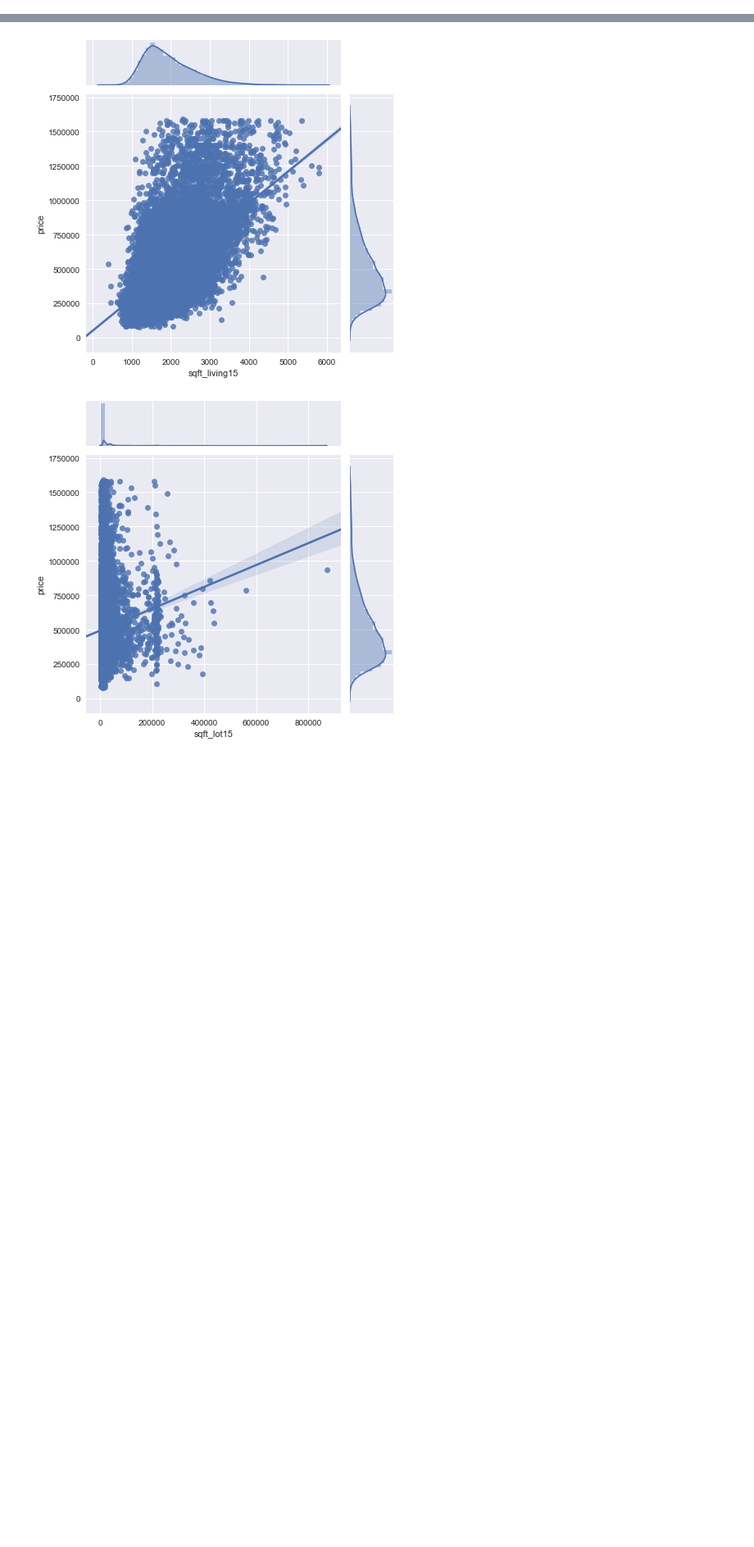
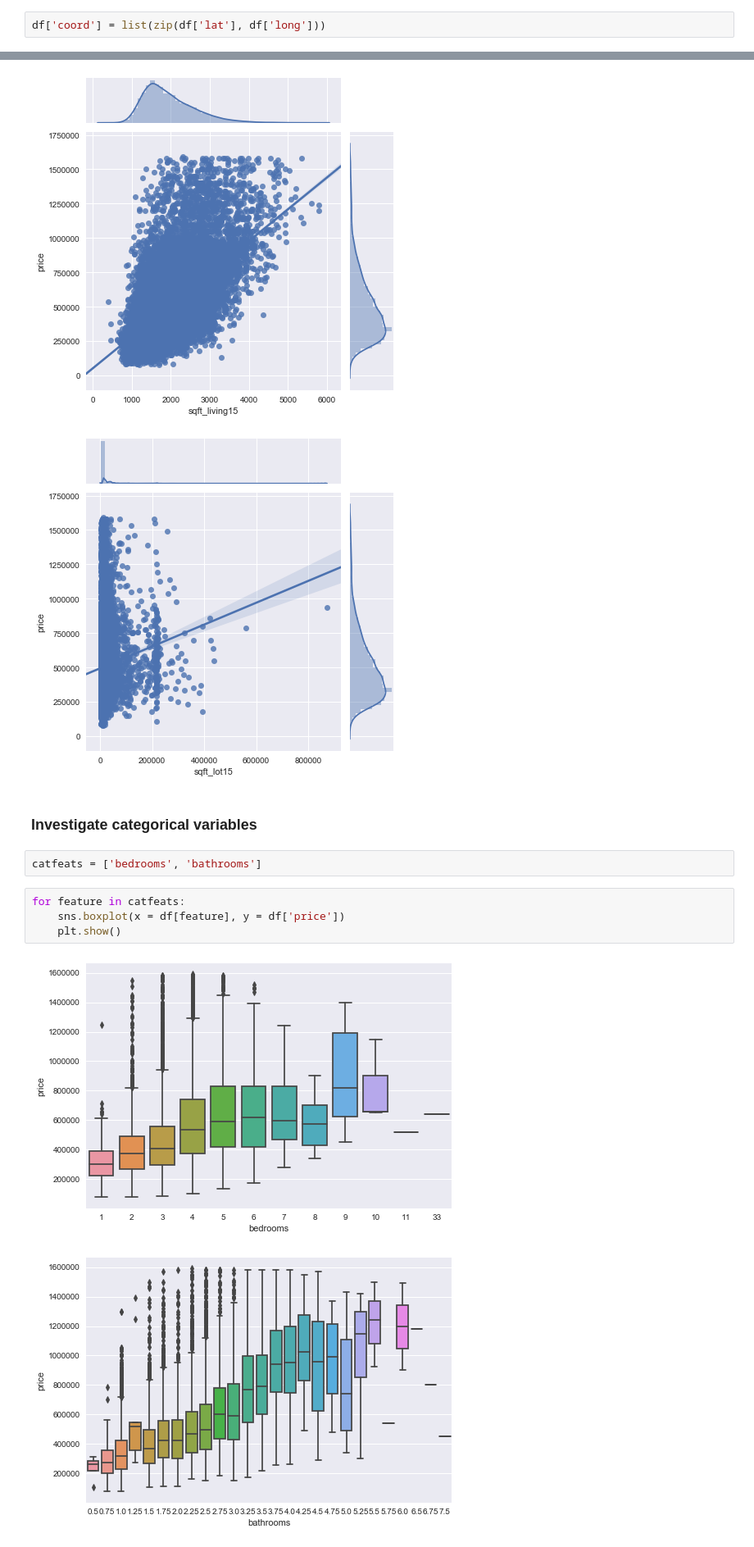
Before and after one commit to nadinezab/kc-house-prices-prediction, a Jupyter notebook: kc-house-prices.ipynb, the cells around one changed output, grey strips where cells are left out. Shown at 82% size. Drawn from its saved outputs; the diff is of its cells as text; blank space fills up the shorter version.

```diff
--- a/kc-house-prices.ipynb
+++ b/kc-house-prices.ipynb
@@ -509,2 +539,4 @@ plt.show()
 # %% [markdown]
 ### Q2: Best location/neighbourhood
+# %%
+df['coord'] = list(zip(df['lat'], df['long']))
@@ -530,3 +619,14 @@ for feature in cont_feat:
 [figure]
 [figure]
 [figure]
+# %% [markdown]
+### Investigate categorical variables
+# %%
+catfeats = ['bedrooms', 'bathrooms']
+# %%
+for feature in catfeats:
+    sns.boxplot(x = df[feature], y = df['price'])
+    plt.show()
+# %% [output]
+[figure, added]
+[figure, added]
```
Also changed, not shown: parts of 18 cells of this notebook.
